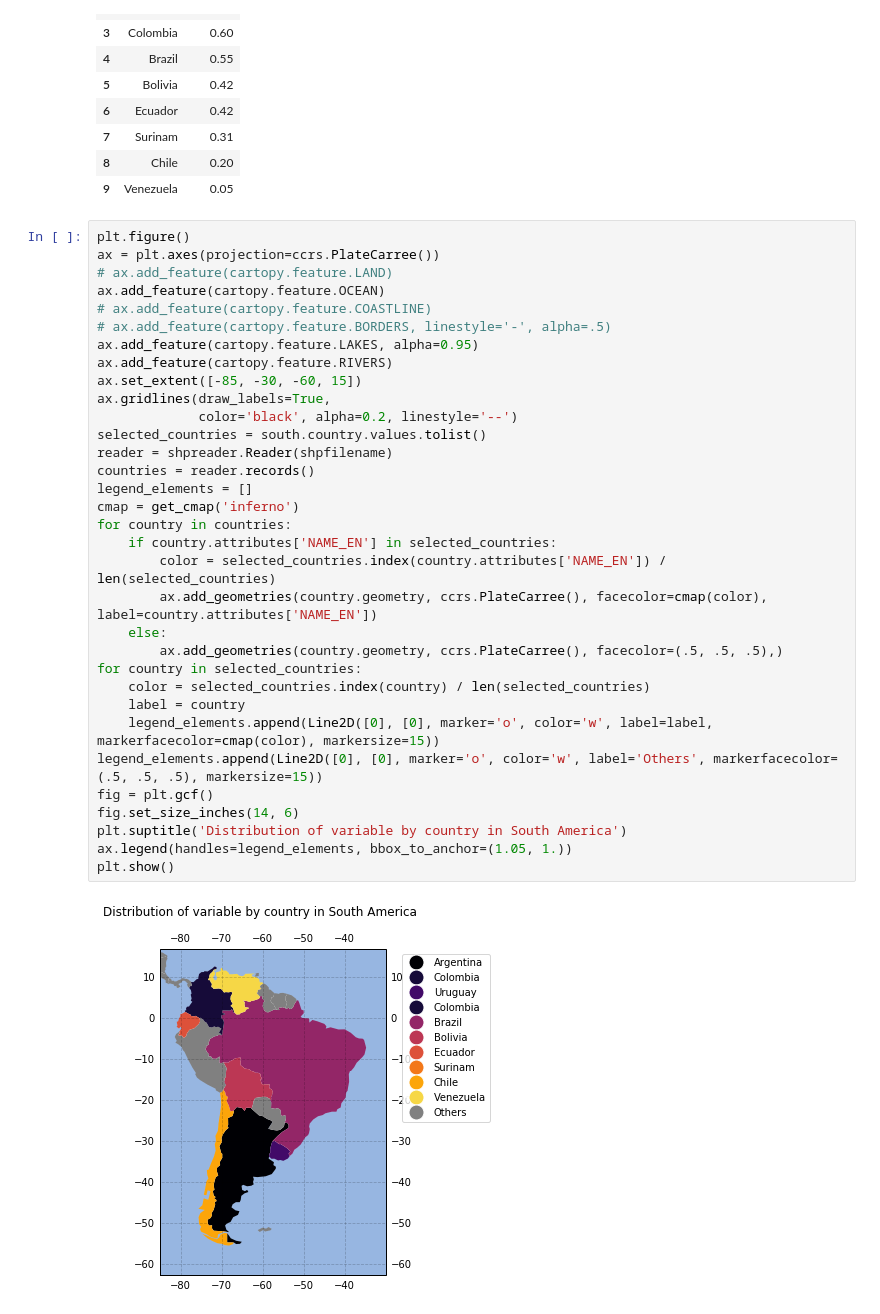
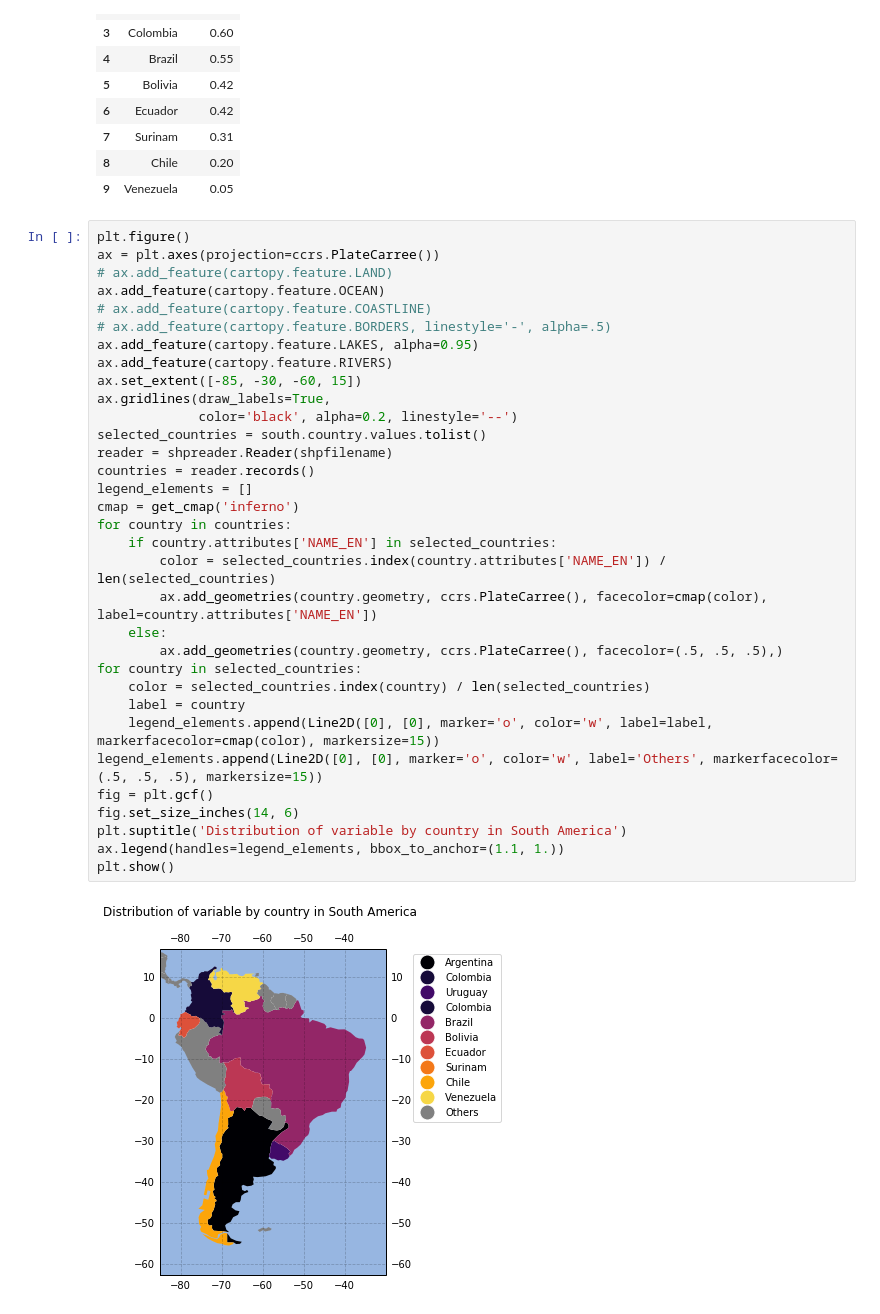
Before and after one commit to nicotom/visualization_catalog, a Jupyter notebook: Maps/maps.ipynb, the cells around one changed output. Drawn from its saved outputs; the diff is of its cells as text.

```diff
--- a/Maps/maps.ipynb
+++ b/Maps/maps.ipynb
@@ -191,32 +204,32 @@ ax = plt.axes(projection=ccrs.PlateCarree())
 # ax.add_feature(cartopy.feature.LAND)
 ax.add_feature(cartopy.feature.OCEAN)
 # ax.add_feature(cartopy.feature.COASTLINE)
 # ax.add_feature(cartopy.feature.BORDERS, linestyle='-', alpha=.5)
 ax.add_feature(cartopy.feature.LAKES, alpha=0.95)
 ax.add_feature(cartopy.feature.RIVERS)
 ax.set_extent([-85, -30, -60, 15])
 ax.gridlines(draw_labels=True,
              color='black', alpha=0.2, linestyle='--')
 selected_countries = south.country.values.tolist()
 reader = shpreader.Reader(shpfilename)
 countries = reader.records()
 legend_elements = []
 cmap = get_cmap('inferno')
 for country in countries:
     if country.attributes['NAME_EN'] in selected_countries:
         color = selected_countries.index(country.attributes['NAME_EN']) / len(selected_countries)
         ax.add_geometries(country.geometry, ccrs.PlateCarree(), facecolor=cmap(color), label=country.attributes['NAME_EN'])
     else:
         ax.add_geometries(country.geometry, ccrs.PlateCarree(), facecolor=(.5, .5, .5),)
 for country in selected_countries:
     color = selected_countries.index(country) / len(selected_countries)
     label = country
     legend_elements.append(Line2D([0], [0], marker='o', color='w', label=label, markerfacecolor=cmap(color), markersize=15))
 legend_elements.append(Line2D([0], [0], marker='o', color='w', label='Others', markerfacecolor=(.5, .5, .5), markersize=15))
 fig = plt.gcf()
 fig.set_size_inches(14, 6)
 plt.suptitle('Distribution of variable by country in South America')
-ax.legend(handles=legend_elements, bbox_to_anchor=(1.05, 1.))
+ax.legend(handles=legend_elements, bbox_to_anchor=(1.1, 1.))
 plt.show()
 # %% [output]
-[figure, old version]
+[figure, new version]
```
Also changed, not shown: parts of 9 cells of this notebook, 3 other files.
